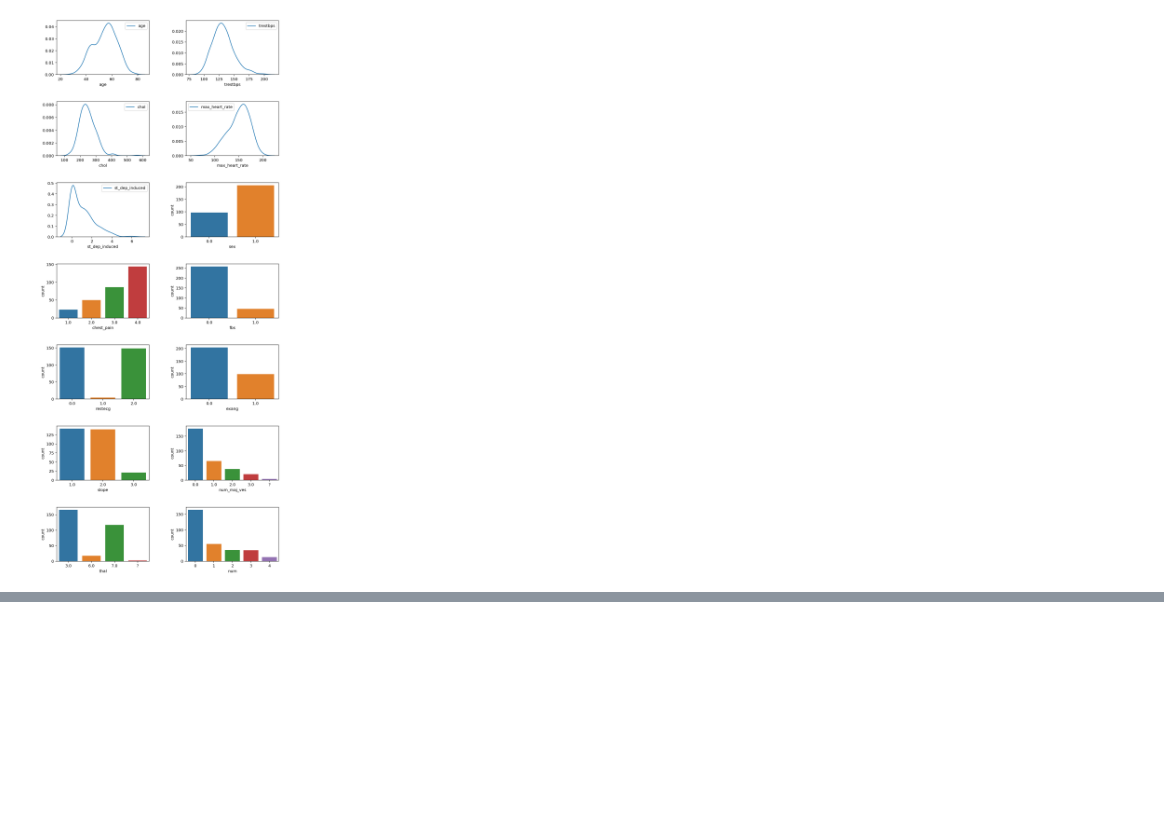
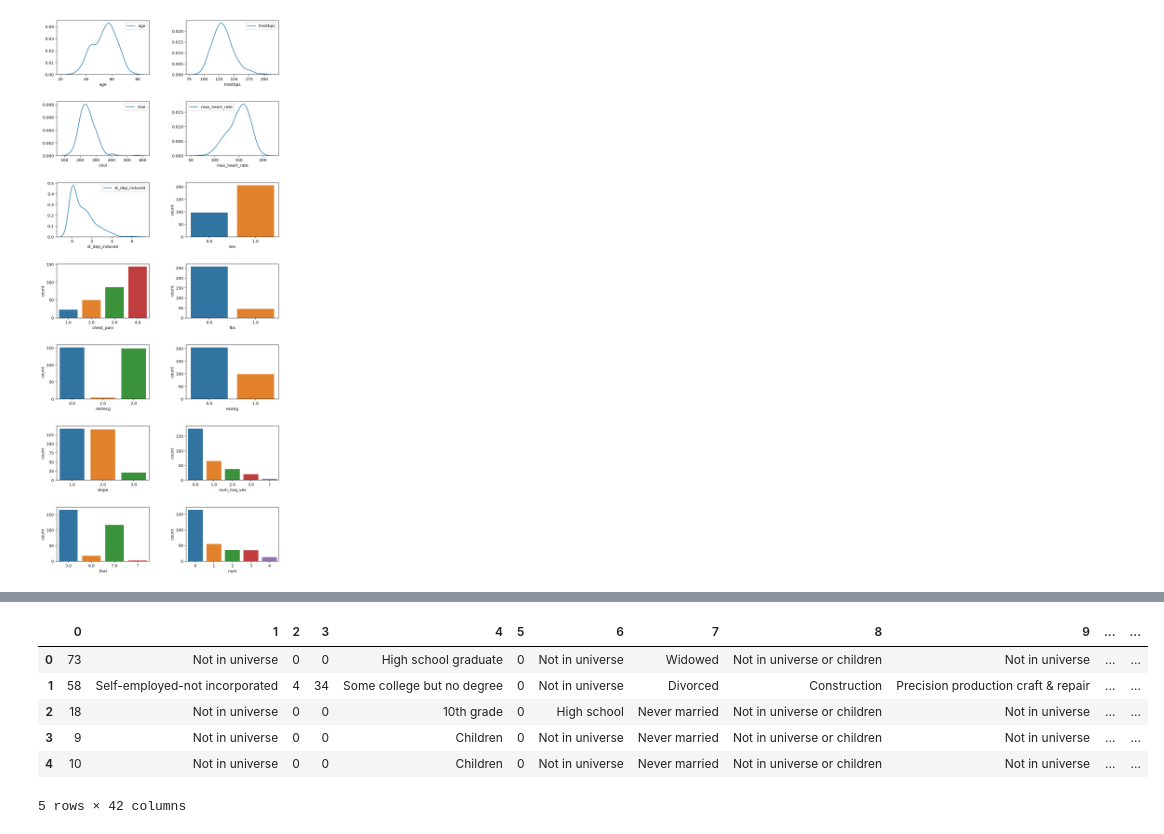
Before and after one commit to LoomisLoud/explain-ml, a Jupyter notebook: notebooks/Exploratory.ipynb, the cells around one changed output, grey strips where cells are left out. Cells and saved outputs as stored; diff of their text form; code cells hidden in the pictures; blank space fills up the shorter version.

```diff
--- a/notebooks/Exploratory.ipynb
+++ b/notebooks/Exploratory.ipynb
@@ -105,0 +236,11 @@ for i, col in enumerate(heart_df.select_dtypes(include="category").columns):
+# %%
+census_df = pd.read_csv("../data/census/census-income.data", delimiter=",", header=None)
+census_df.head()
+# %% [output]
+|  | 0 | 1 | 2 | 3 | 4 | 5 | 6 | 7 | 8 | 9 | ... | ... |
+| 0 | 73 | Not in universe | 0 | 0 | High school graduate | 0 | Not in universe | Widowed | Not in universe or children | Not in universe | ... | ... |
+| 1 | 58 | Self-employed-not incorporated | 4 | 34 | Some college but no degree | 0 | Not in universe | Divorced | Construction | Precision production craft & repair | ... | ... |
+| 2 | 18 | Not in universe | 0 | 0 | 10th grade | 0 | High school | Never married | Not in universe or children | Not in universe | ... | ... |
+| 3 | 9 | Not in universe | 0 | 0 | Children | 0 | Not in universe | Never married | Not in universe or children | Not in universe | ... | ... |
+| 4 | 10 | Not in universe | 0 | 0 | Children | 0 | Not in universe | Never married | Not in universe or children | Not in universe | ... | ... |
+5 rows × 42 columns
```
Also changed, not shown: parts of 4 cells of this notebook, 38 other files.
